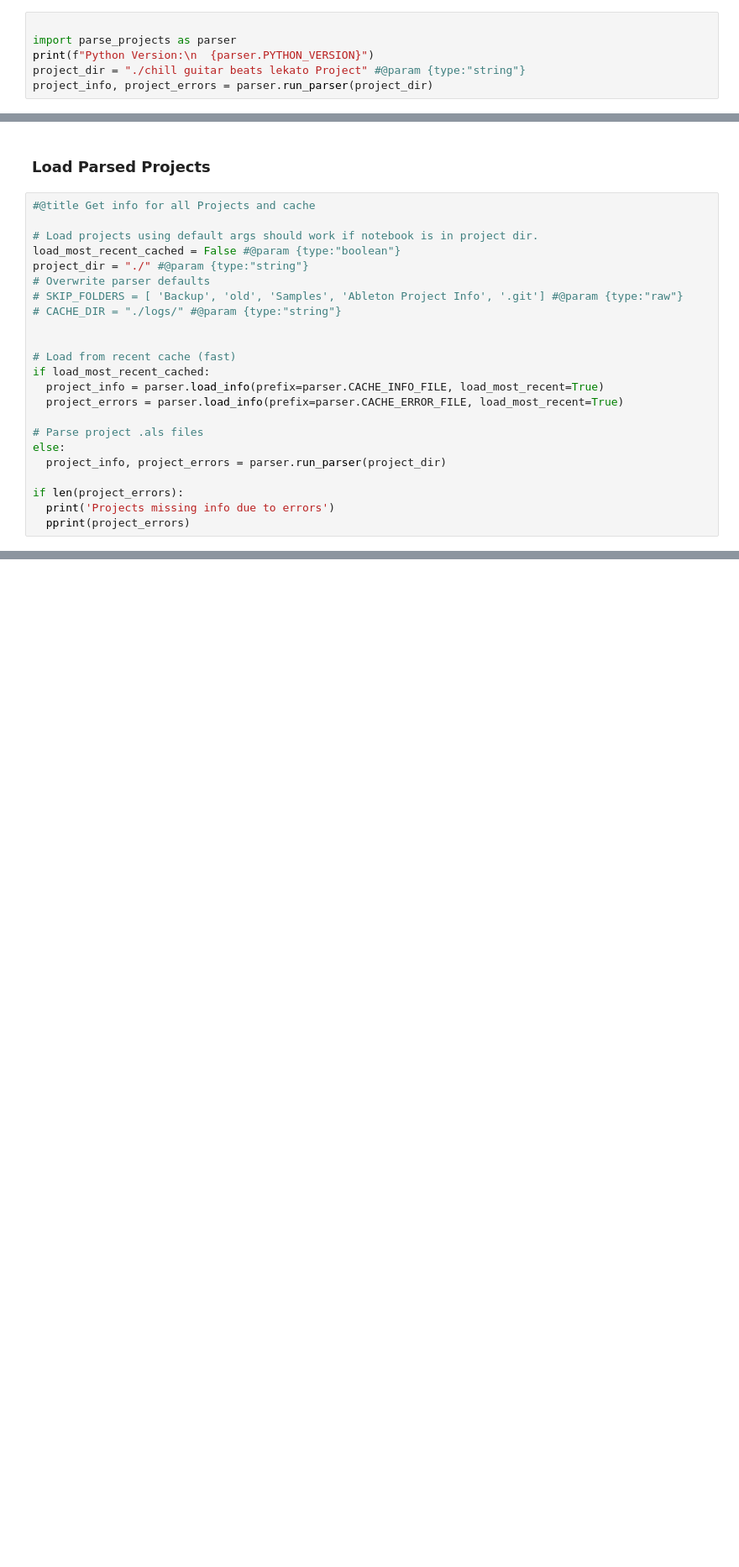
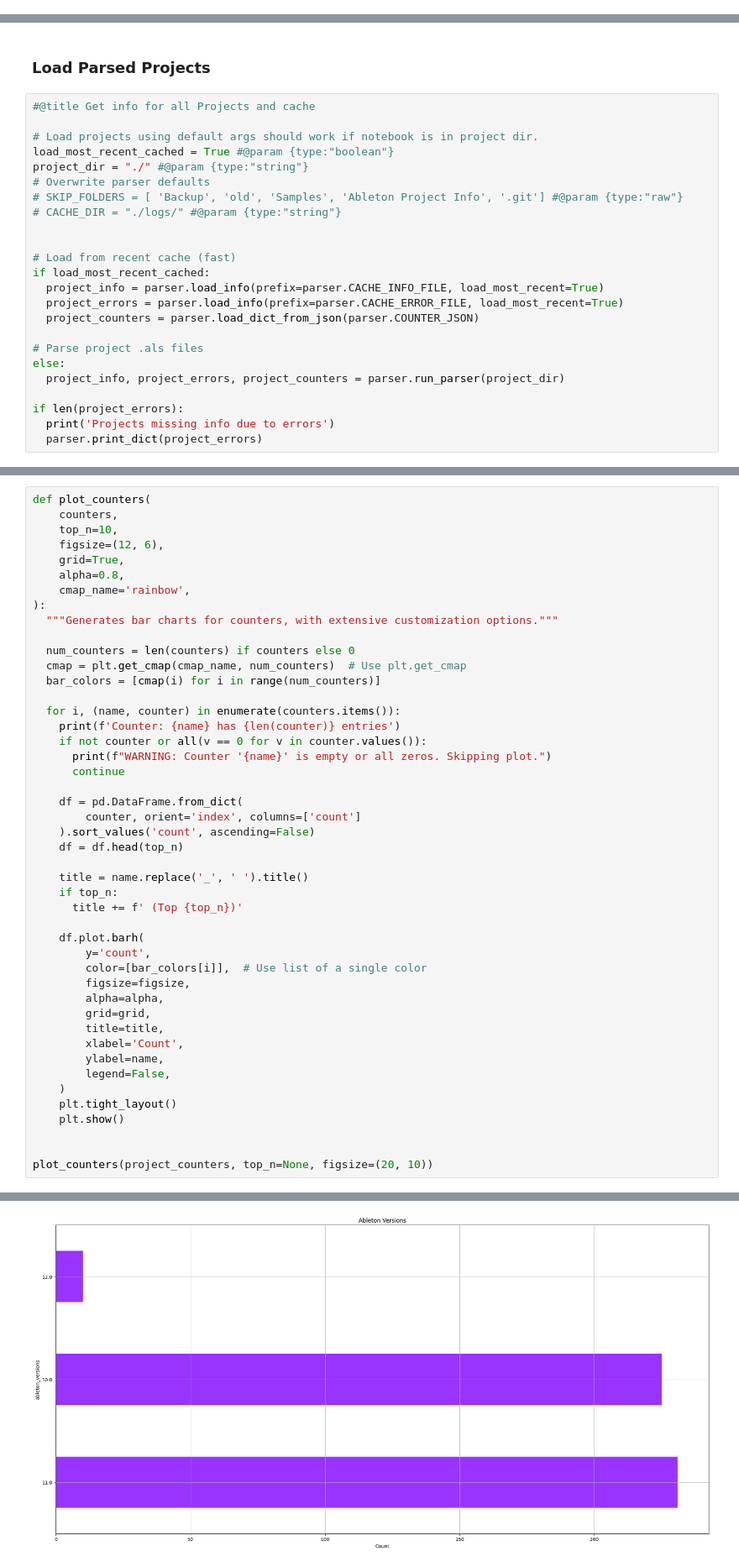
Before and after one commit to jake-g/ableton-parser, a Jupyter notebook: ableton_projects.ipynb, the cells around one changed output, grey strips where cells are left out. Shown: that part at 84% size. Drawn from its saved outputs; the diff is of its cells as text; blank space fills up the shorter version.

Commit message:
consolidate vst stats using counters and counter plotting

```diff
--- a/ableton_projects.ipynb
+++ b/ableton_projects.ipynb
@@ -1,6 +0,0 @@
-# %%
-
-import parse_projects as parser
-print(f"Python Version:\n  {parser.PYTHON_VERSION}")
-project_dir = "./chill guitar beats lekato Project" #@param {type:"string"}
-project_info, project_errors = parser.run_parser(project_dir)
@@ -54,7 +29,7 @@ Python Version:
 #@title Get info for all Projects and cache
 
 # Load projects using default args should work if notebook is in project dir.
-load_most_recent_cached = False #@param {type:"boolean"}
+load_most_recent_cached = True #@param {type:"boolean"}
 project_dir = "./" #@param {type:"string"}
 # Overwrite parser defaults
 # SKIP_FOLDERS = [ 'Backup', 'old', 'Samples', 'Ableton Project Info', '.git'] #@param {type:"raw"}
@@ -65,12 +40,13 @@ project_dir = "./" #@param {type:"string"}
 if load_most_recent_cached:
   project_info = parser.load_info(prefix=parser.CACHE_INFO_FILE, load_most_recent=True)
   project_errors = parser.load_info(prefix=parser.CACHE_ERROR_FILE, load_most_recent=True)
+  project_counters = parser.load_dict_from_json(parser.COUNTER_JSON)
 
 # Parse project .als files
 else:
-  project_info, project_errors = parser.run_parser(project_dir)
+  project_info, project_errors, project_counters = parser.run_parser(project_dir)
 
 if len(project_errors):
   print('Projects missing info due to errors')
-  pprint(project_errors)
+  parser.print_dict(project_errors)
 # %% [output]
@@ -158,0 +67,47 @@ Name: count, dtype: int64
+# %%
+def plot_counters(
+    counters,
+    top_n=10,
+    figsize=(12, 6),
+    grid=True,
+    alpha=0.8,
+    cmap_name='rainbow',
+):
+  """Generates bar charts for counters, with extensive customization options."""
+
+  num_counters = len(counters) if counters else 0
+  cmap = plt.get_cmap(cmap_name, num_counters)  # Use plt.get_cmap
+  bar_colors = [cmap(i) for i in range(num_counters)]
+
+  for i, (name, counter) in enumerate(counters.items()):
+    print(f'Counter: {name} has {len(counter)} entries')
+    if not counter or all(v == 0 for v in counter.values()):
+      print(f"WARNING: Counter '{name}' is empty or all zeros. Skipping plot.")
+      continue
+
+    df = pd.DataFrame.from_dict(
+        counter, orient='index', columns=['count']
+    ).sort_values('count', ascending=False)
+    df = df.head(top_n)
+
+    title = name.replace('_', ' ').title()
+    if top_n:
+      title += f' (Top {top_n})'
+
+    df.plot.barh(
+        y='count',
+        color=[bar_colors[i]],  # Use list of a single color
+        figsize=figsize,
+        alpha=alpha,
+        grid=grid,
+        title=title,
+        xlabel='Count',
+        ylabel=name,
+        legend=False,
+    )
+    plt.tight_layout()
+    plt.show()
+
+
+plot_counters(project_counters, top_n=None, figsize=(20, 10))
+# %% [output]
@@ -158,0 +115 @@ Name: count, dtype: int64
+[figure, added]
```
Also changed, not shown: parts of 9 cells of this notebook.
